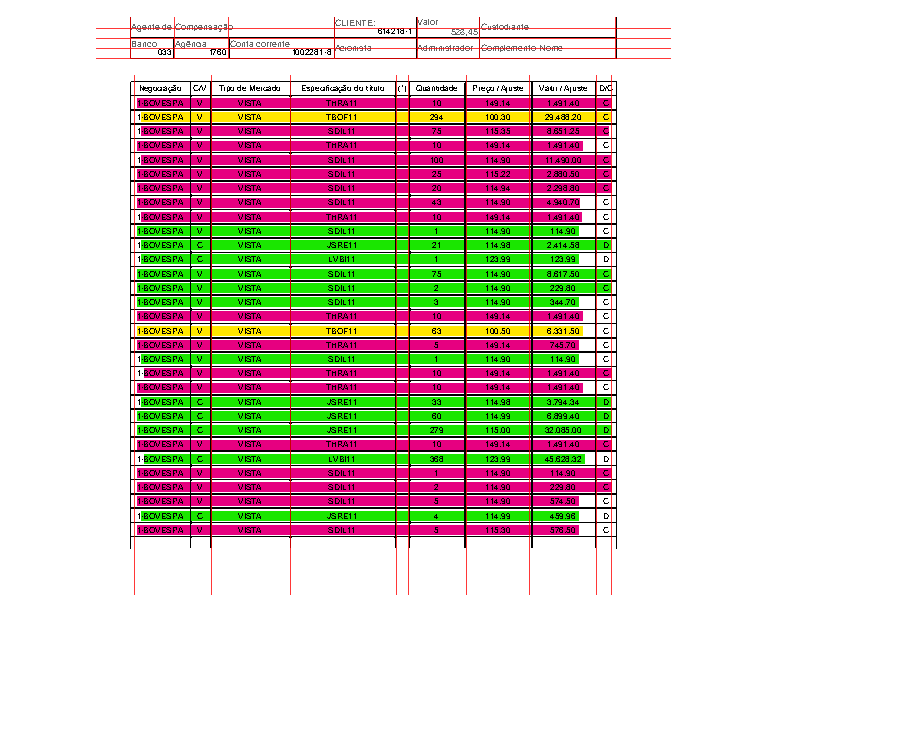
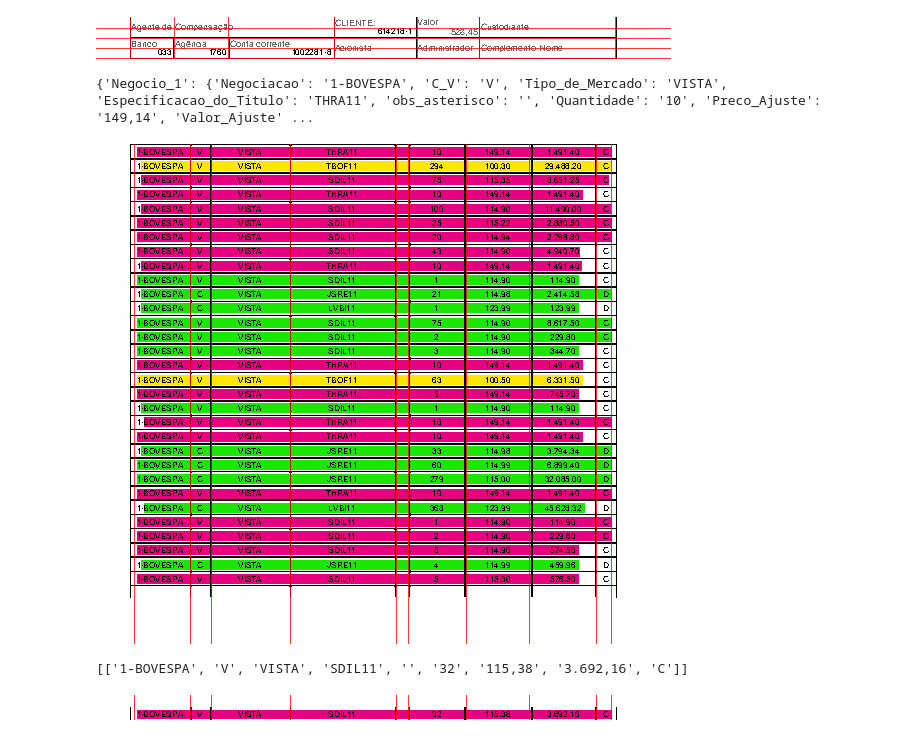
Before and after one commit to FelipeGabriel05/extract, a Jupyter notebook: santander/Santander2/Teste.ipynb, the cells around one changed output. Drawn from its saved outputs; the diff is of its cells as text; code cells hidden in the pictures; blank space fills up the shorter version.

Commit message:
extração santander concluída

```diff
--- a/santander/Santander2/Teste.ipynb
+++ b/santander/Santander2/Teste.ipynb
@@ -96,9 +96,57 @@ im.draw_vlines([54, 98, 152, 258, 341, 403, 539])
 {'Agente_de_compensação': '', 'Cliente': '614218-1', 'Valor': '528,45', 'Custodiante': '', 'Banco': '033', 'Agencia': '1760', 'Conta_Corrente': '1002281-8', 'Acionista': '', 'Administrador': '', 'Comp ...
 [figure]
 # %%
-    coluna_negocios = page.crop((20, 310, page.width, 830))
+    coluna_negocios = page.crop((20, 330, page.width, 830))
+    negocios_settings = {
+        "vertical_strategy": "explicit",
+        "horizontal_strategy": "lines",
+        "explicit_vertical_lines": [58, 114, 135, 214, 320, 332, 390, 453, 520, 535]
+    }
+    table_negocios = coluna_negocios.extract_table(negocios_settings)
+
+    num_negociacao = 0
+    total_negocios = {}
+    while num_negociacao <= len(table_negocios) -2:
+        negocio_num = num_negociacao + 1
+        negocio = {
+            "Negociacao": table_negocios[num_negociacao][0],
+            "C_V": table_negocios[num_negociacao][1],
+            "Tipo_de_Mercado": table_negocios[num_negociacao][2],
+            "Especificacao_do_Titulo": table_negocios[num_negociacao][3],
+            "obs_asterisco": table_negocios[num_negociacao][4],
+            "Quantidade": table_negocios[num_negociacao][5],
+            "Preco_Ajuste": table_negocios[num_negociacao][6],
+            "Valor_Ajuste": table_negocios[num_negociacao][7],
+            "D_C": table_negocios[num_negociacao][8]
+        }
+        total_negocios[f"Negocio_{negocio_num}"] = negocio
+        num_negociacao += 1
+    print(total_negocios)
 
 im = coluna_negocios.to_image()
-im.draw_vlines([58, 135, 214, 320, 332, 390, 453, 520, 535])
+im.draw_vlines([58, 114 ,135, 214, 320, 332, 390, 453, 520, 535])
 # %% [output]
+{'Negocio_1': {'Negociacao': '1-BOVESPA', 'C_V': 'V', 'Tipo_de_Mercado': 'VISTA', 'Especificacao_do_Titulo': 'THRA11', 'obs_asterisco': '', 'Quantidade': '10', 'Preco_Ajuste': '149,14', 'Valor_Ajuste' ...
-[figure, old version]
+[figure, new version]
+# %%
+with pdfplumber.open('Santander - FII.pdf') as pdf:
+    page2 = pdf.pages[1]
+    coluna_negocios2 = page2.crop((20, 50, page.width, 75))
+    negocios2_settings = {
+        "vertical_strategy": "explicit",
+        "horizontal_strategy": "lines",
+        "explicit_vertical_lines": [58, 114, 135, 214, 320, 332, 390, 453, 520, 535]
+    }
+    table_negocios2 = coluna_negocios2.extract_table(negocios2_settings)
+    print(table_negocios2)
+    all_text = ''
+    text = page2.extract_text()
+    for row in text:
+        all_text += text
+    row = all_text.split('\n')
+
+im = coluna_negocios2.to_image()
+im.draw_vlines([58, 114, 135, 214, 320, 332, 390, 453, 520, 535])
+# %% [output]
+[['1-BOVESPA', 'V', 'VISTA', 'SDIL11', '', '32', '115,38', '3.692,16', 'C']]
+[figure, added]
```
Also changed, not shown: parts of 4 cells of this notebook.
